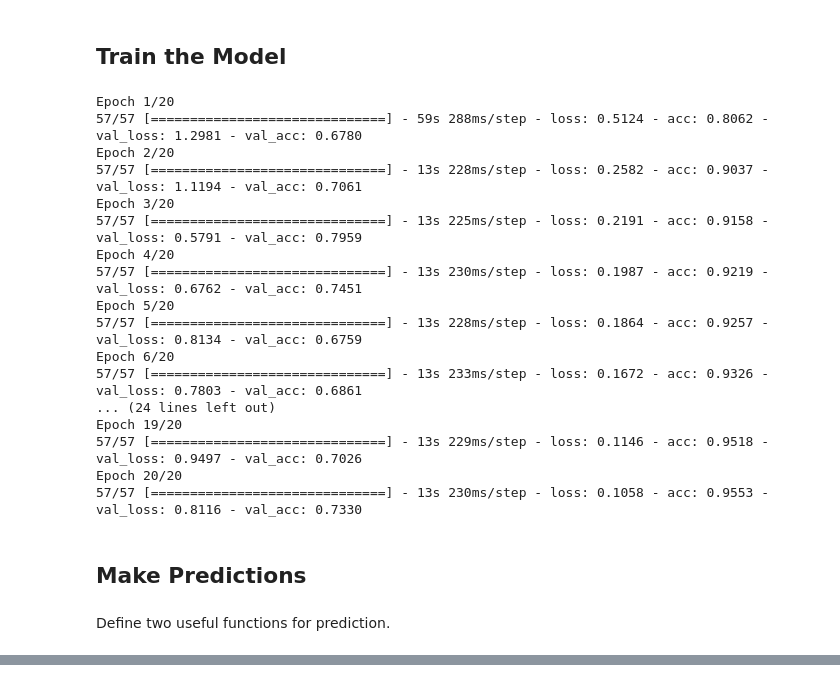
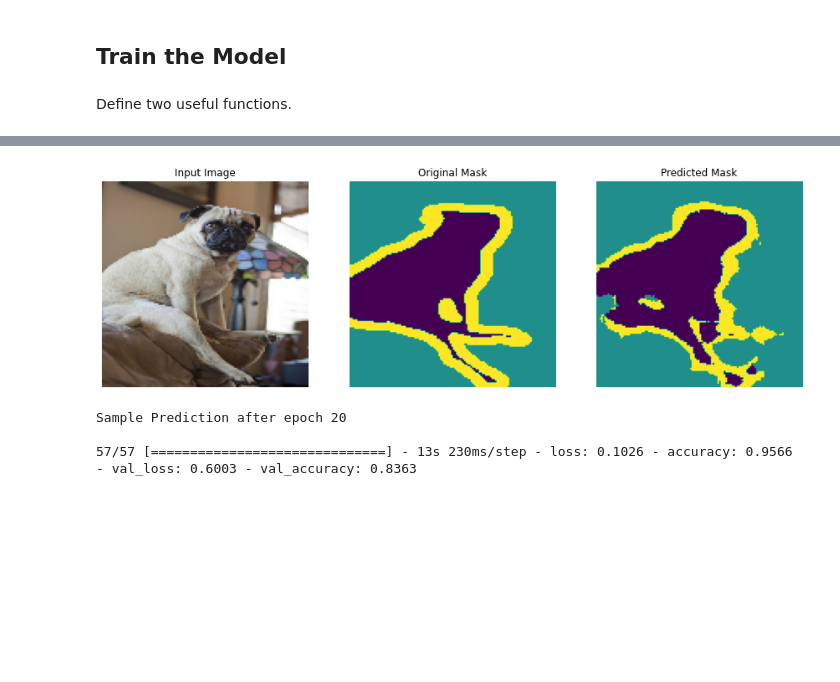
Before and after one commit to hanjihun2000/machine-learning, a Jupyter notebook: tutorials/image_segmentation.ipynb, the cells around one changed output, grey strips where cells are left out. Cells and saved outputs as stored; diff of their text form; code cells hidden in the pictures; blank space fills up the shorter version.

```diff
--- a/tutorials/image_segmentation.ipynb
+++ b/tutorials/image_segmentation.ipynb
@@ -187,26 +210,2 @@ tf.keras.utils.plot_model(model, show_shapes=True)
 # %% [markdown]
 ## Train the Model
-# %%
-EPOCHS = 20
-VAL_SUBSPLITS = 5
-VALIDATION_STEPS = info.splits['test'].num_examples//BATCH_SIZE//VAL_SUBSPLITS
-
-history = model.fit(train_batches, epochs=EPOCHS, steps_per_epoch=STEPS_PER_EPOCH, validation_steps=VALIDATION_STEPS, validation_data=test_batches)
-# %% [output]
-Epoch 1/20
-57/57 [==============================] - 59s 288ms/step - loss: 0.5124 - acc: 0.8062 - val_loss: 1.2981 - val_acc: 0.6780
-Epoch 2/20
-57/57 [==============================] - 13s 228ms/step - loss: 0.2582 - acc: 0.9037 - val_loss: 1.1194 - val_acc: 0.7061
-Epoch 3/20
-57/57 [==============================] - 13s 225ms/step - loss: 0.2191 - acc: 0.9158 - val_loss: 0.5791 - val_acc: 0.7959
-Epoch 4/20
-57/57 [==============================] - 13s 230ms/step - loss: 0.1987 - acc: 0.9219 - val_loss: 0.6762 - val_acc: 0.7451
-Epoch 5/20
-57/57 [==============================] - 13s 228ms/step - loss: 0.1864 - acc: 0.9257 - val_loss: 0.8134 - val_acc: 0.6759
-Epoch 6/20
-57/57 [==============================] - 13s 233ms/step - loss: 0.1672 - acc: 0.9326 - val_loss: 0.7803 - val_acc: 0.6861
-... (24 lines left out)
-Epoch 19/20
-57/57 [==============================] - 13s 229ms/step - loss: 0.1146 - acc: 0.9518 - val_loss: 0.9497 - val_acc: 0.7026
-Epoch 20/20
-57/57 [==============================] - 13s 230ms/step - loss: 0.1058 - acc: 0.9553 - val_loss: 0.8116 - val_acc: 0.7330
@@ -215,7 +212,5 @@ Epoch 20/20
-# %% [markdown]
-## Make Predictions
 # %% [markdown]
-Define two useful functions for prediction.
+Define two useful functions.
 # %%
 def create_mask(pred_mask):
   pred_mask = tf.math.argmax(pred_mask, axis=-1)
@@ -229,3 +224,15 @@ def show_predictions(dataset=None, num=1):
       display([image[0], mask[0], create_mask(pred_mask)])
   else:
     display([sample_image, sample_mask, create_mask(model.predict(sample_image[tf.newaxis, ...]))])
+# %%
+class DisplayCallback(tf.keras.callbacks.Callback):
+  def on_epoch_end(self, epoch, logs=None):
+    clear_output(wait=True)
+    show_predictions()
+    print("\nSample Prediction after epoch {}\n".format(epoch+1))
+# %%
+EPOCHS = 20
+VAL_SUBSPLITS = 5
+VALIDATION_STEPS = info.splits['test'].num_examples//BATCH_SIZE//VAL_SUBSPLITS
+history = model.fit(train_batches, epochs=EPOCHS, steps_per_epoch=STEPS_PER_EPOCH, validation_steps=VALIDATION_STEPS, validation_data=test_batches, callbacks=[DisplayCallback()])
+# %% [output]
@@ -231,0 +240,4 @@ def show_predictions(dataset=None, num=1):
+[figure, added]
+Sample Prediction after epoch 20
+
+57/57 [==============================] - 13s 230ms/step - loss: 0.1026 - accuracy: 0.9566 - val_loss: 0.6003 - val_accuracy: 0.8363
```
Also changed, not shown: parts of 26 cells of this notebook.
